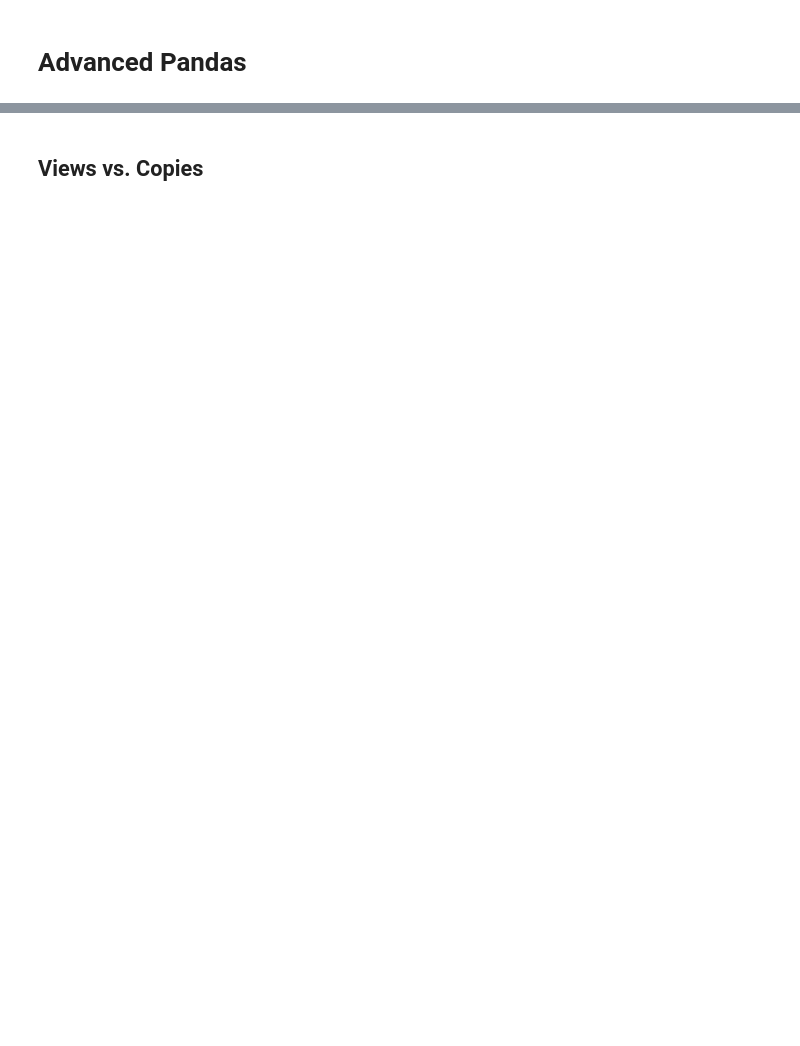
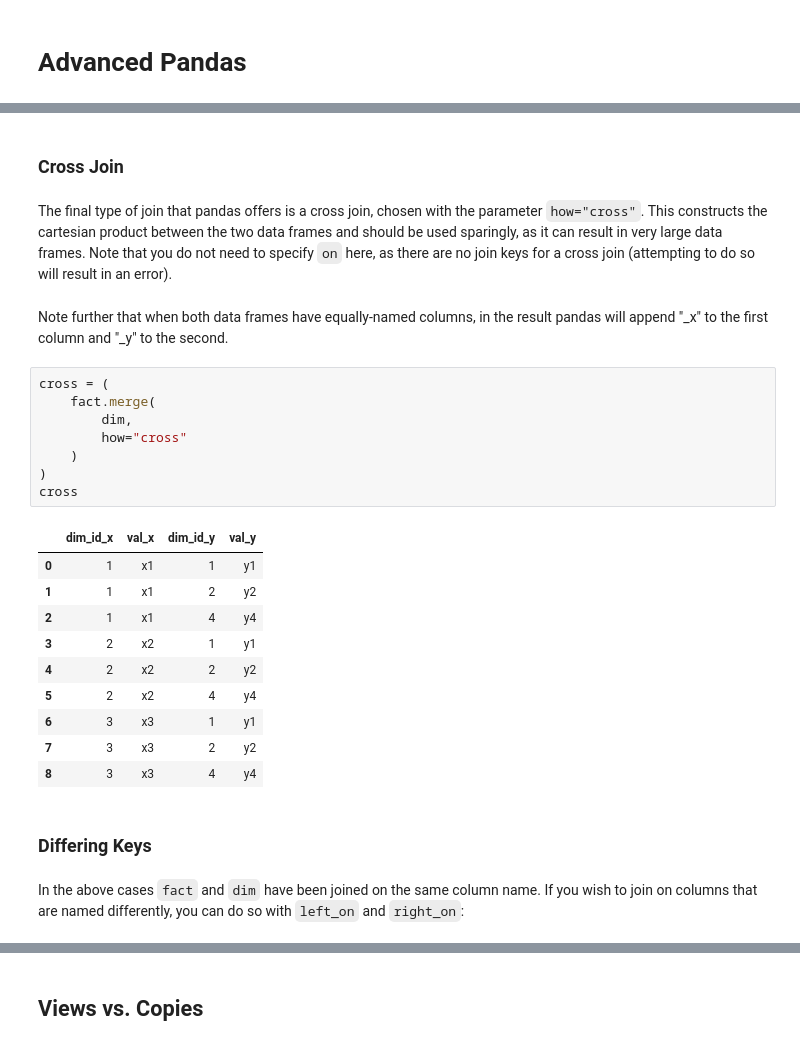
Before and after one commit to uc-python/python-training-cincinnati-insurance, a Jupyter notebook: notebooks/11-Advanced-Pandas.ipynb, the cells around one changed output, grey strips where cells are left out. Drawn from its saved outputs; the diff is of its cells as text; blank space fills up the shorter version.

```diff
--- a/notebooks/11-Advanced-Pandas.ipynb
+++ b/notebooks/11-Advanced-Pandas.ipynb
@@ -9,0 +109,29 @@
+# %% [markdown]
+### Cross Join
+# %% [markdown]
+The final type of join that pandas offers is a cross join, chosen with the parameter `how="cross"`. This constructs the cartesian product between the two data frames and should be used sparingly, as it can result in very large data frames. Note that you do not need to specify `on` here, as there are no join keys for a cross join (attempting to do so will result in an error).
+# %% [markdown]
+Note further that when both data frames have equally-named columns, in the result pandas will append "\_x" to the first column and "\_y" to the second.
+# %%
+cross = (
+    fact.merge(
+        dim,
+        how="cross"
+    )
+)
+cross
+# %% [output]
+|  | dim_id_x | val_x | dim_id_y | val_y |
+| 0 | 1 | x1 | 1 | y1 |
+| 1 | 1 | x1 | 2 | y2 |
+| 2 | 1 | x1 | 4 | y4 |
+| 3 | 2 | x2 | 1 | y1 |
+| 4 | 2 | x2 | 2 | y2 |
+| 5 | 2 | x2 | 4 | y4 |
+| 6 | 3 | x3 | 1 | y1 |
+| 7 | 3 | x3 | 2 | y2 |
+| 8 | 3 | x3 | 4 | y4 |
+# %% [markdown]
+### Differing Keys
+# %% [markdown]
+In the above cases `fact` and `dim` have been joined on the same column name. If you wish to join on columns that are named differently, you can do so with `left_on` and `right_on`:
```
Also changed, not shown: parts of 63 cells of this notebook.
